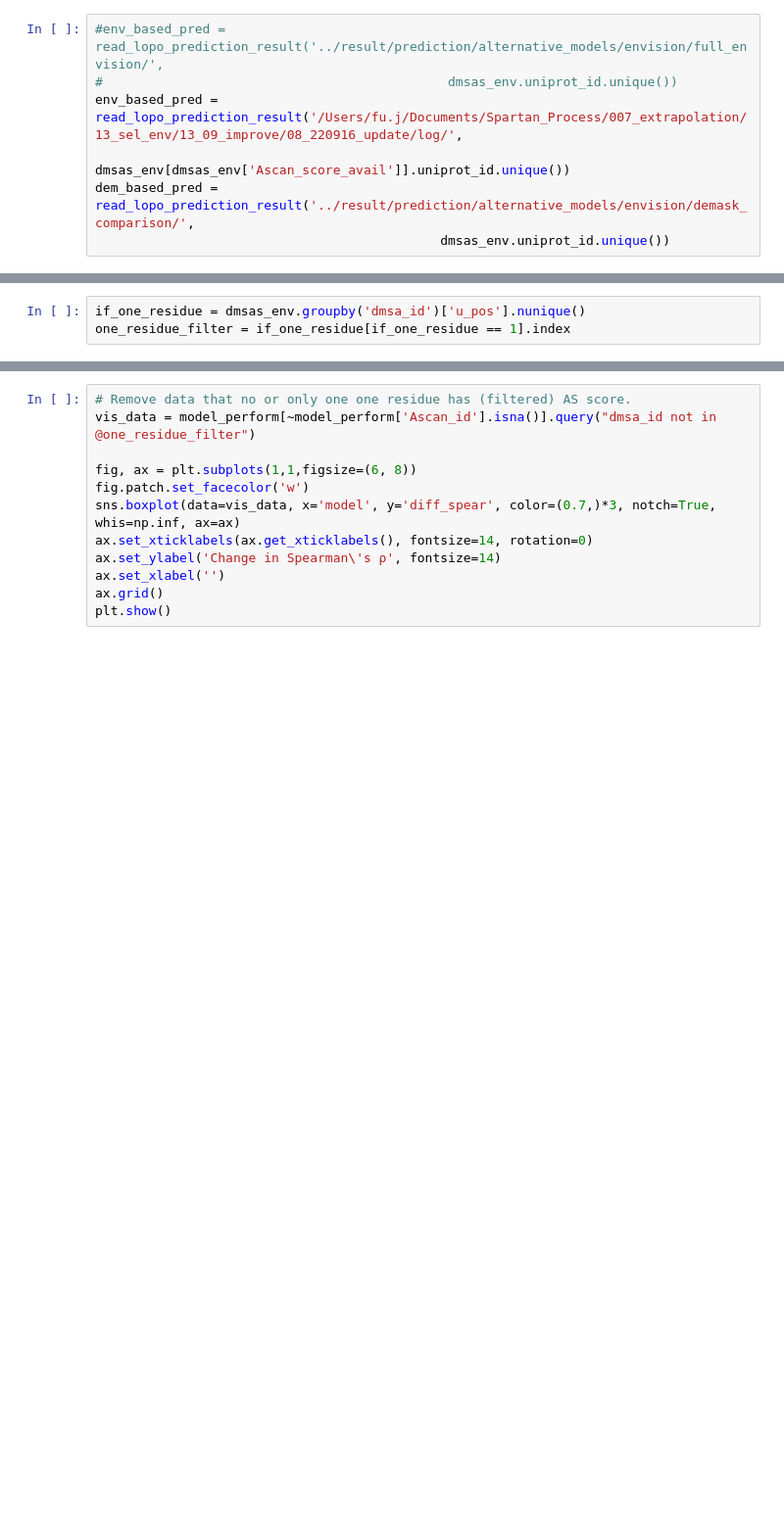
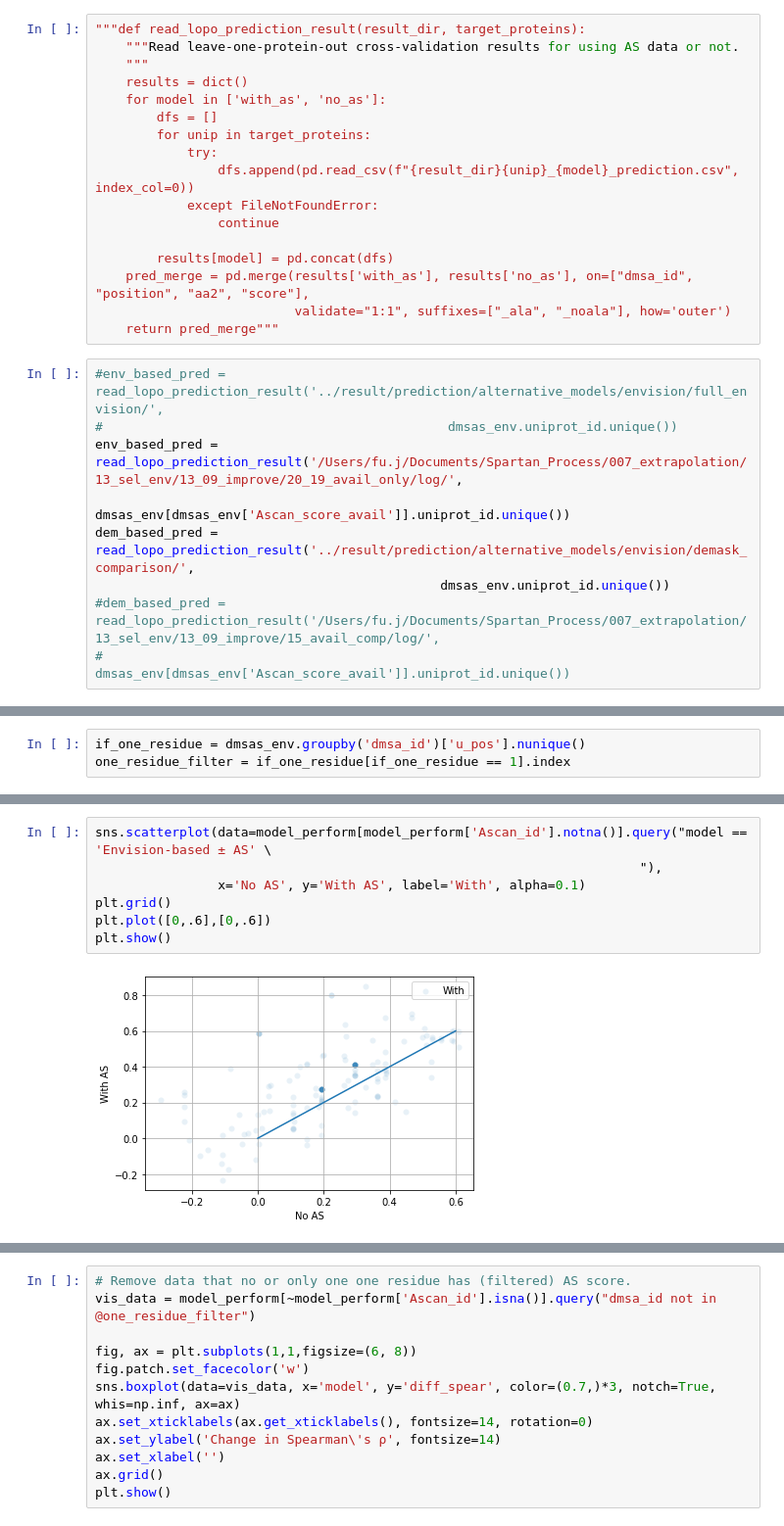
Before and after one commit to PapenfussLab/DMS_with_Alanine_scan, a Jupyter notebook: jupyter_code/P3_Alternative_modelling_options.ipynb, the cells around one changed output, grey strips where cells are left out. Shown at 98% size. Cells and saved outputs as stored; diff of their text form; blank space fills up the shorter version.

```diff
--- a/jupyter_code/P3_Alternative_modelling_options.ipynb
+++ b/jupyter_code/P3_Alternative_modelling_options.ipynb
@@ -505,13 +622,32 @@ def read_lopo_prediction_result(result_dir, target_proteins):
     pred_merge = pd.merge(results['with_as'], results['no_as'], on=["dmsa_id", "position", "aa2", "score"],
                           validate="1:1", suffixes=["_ala", "_noala"], how='outer')
     return pred_merge
+# %%
+"""def read_lopo_prediction_result(result_dir, target_proteins):
+    """Read leave-one-protein-out cross-validation results for using AS data or not.
+    """
+    results = dict()
+    for model in ['with_as', 'no_as']:
+        dfs = []
+        for unip in target_proteins:
+            try:
+                dfs.append(pd.read_csv(f"{result_dir}{unip}_{model}_prediction.csv", index_col=0))
+            except FileNotFoundError:
+                continue
+
+        results[model] = pd.concat(dfs)
+    pred_merge = pd.merge(results['with_as'], results['no_as'], on=["dmsa_id", "position", "aa2", "score"],
+                          validate="1:1", suffixes=["_ala", "_noala"], how='outer')
+    return pred_merge"""
 # %%
 #env_based_pred = read_lopo_prediction_result('../result/prediction/alternative_models/envision/full_envision/',
 #                                             dmsas_env.uniprot_id.unique())
-env_based_pred = read_lopo_prediction_result('/Users/fu.j/Documents/Spartan_Process/007_extrapolation/13_sel_env/13_09_improve/08_220916_update/log/',
+env_based_pred = read_lopo_prediction_result('/Users/fu.j/Documents/Spartan_Process/007_extrapolation/13_sel_env/13_09_improve/20_19_avail_only/log/',
                                              dmsas_env[dmsas_env['Ascan_score_avail']].uniprot_id.unique())
 dem_based_pred = read_lopo_prediction_result('../result/prediction/alternative_models/envision/demask_comparison/',
                                              dmsas_env.uniprot_id.unique())
+#dem_based_pred = read_lopo_prediction_result('/Users/fu.j/Documents/Spartan_Process/007_extrapolation/13_sel_env/13_09_improve/15_avail_comp/log/',
+#                                             dmsas_env[dmsas_env['Ascan_score_avail']].uniprot_id.unique())
 # %%
 # Evaluate performance with Spearman's ρ on each DMS-AS pair.
 model_perform = []
@@ -533,0 +700,9 @@ one_residue_filter = if_one_residue[if_one_residue == 1].index
+# %%
+sns.scatterplot(data=model_perform[model_perform['Ascan_id'].notna()].query("model == 'Envision-based ± AS' \
+                                                                       "),
+                x='No AS', y='With AS', label='With', alpha=0.1)
+plt.grid()
+plt.plot([0,.6],[0,.6])
+plt.show()
+# %% [output]
+[figure, added]
```
Also changed, not shown: parts of 159 cells of this notebook, 3 other files.
